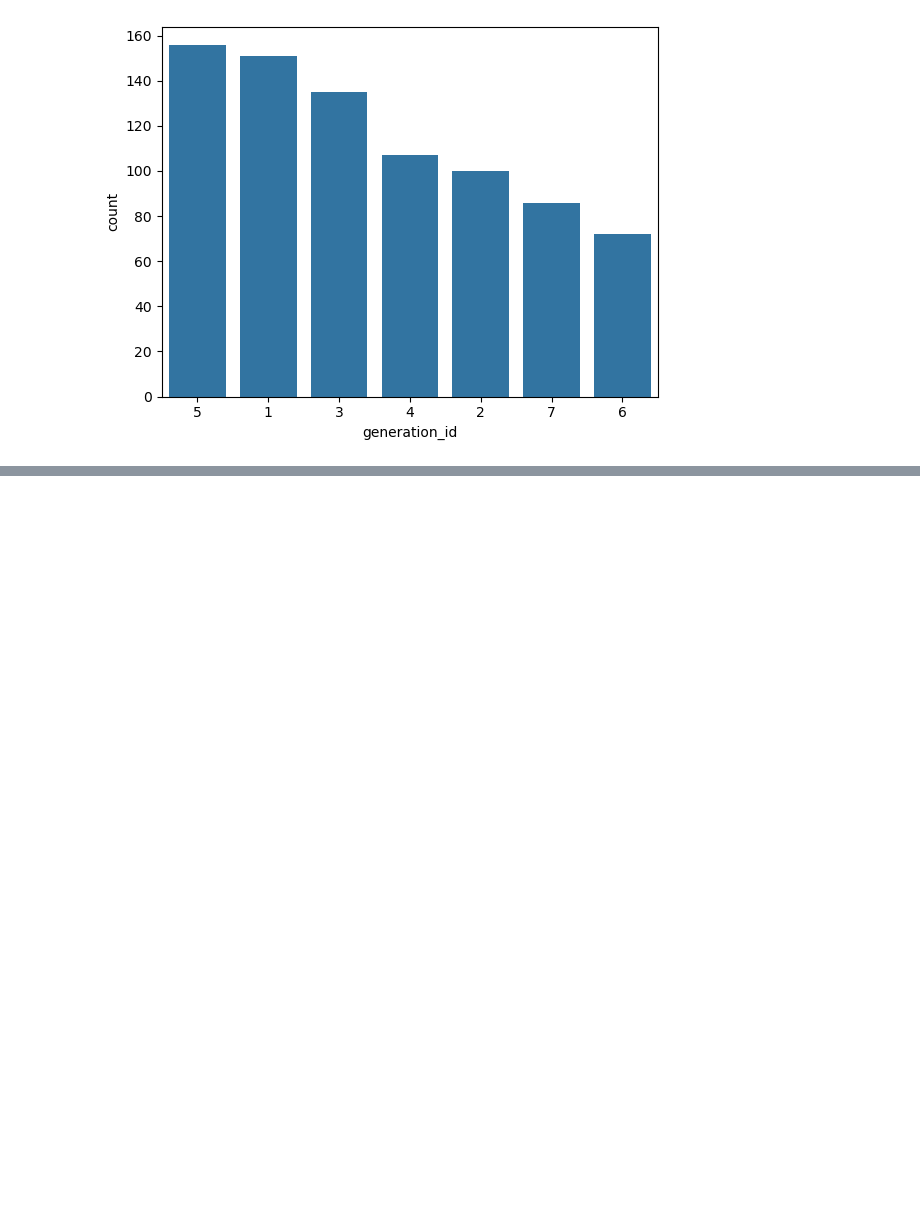
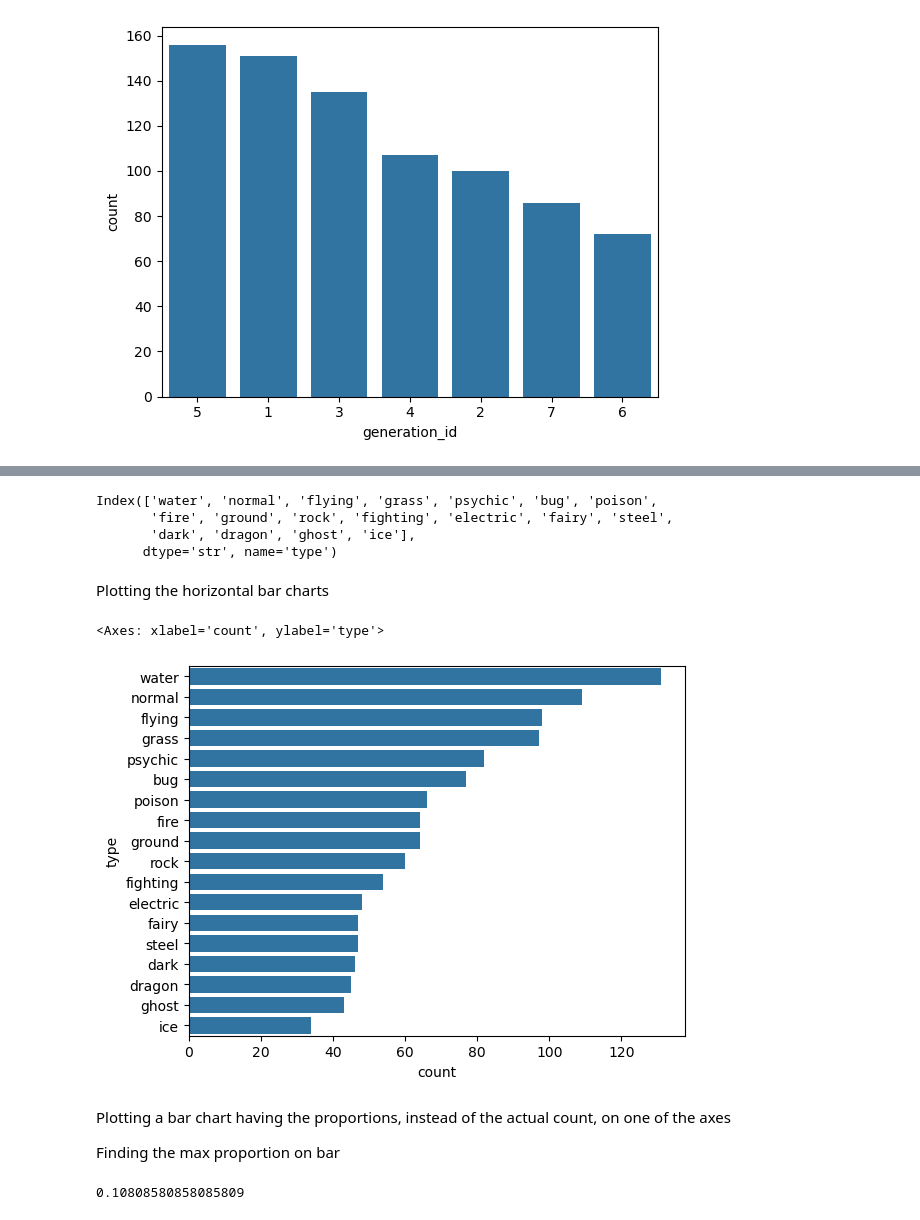
Before and after one commit to vinigalantine/study-python-ml, a Jupyter notebook: Learning-Matplotlib-Seaborn.ipynb, the cells around one changed output, grey strips where cells are left out. Saved outputs shown, nothing was run; the diff lists cells and outputs as text; code cells hidden in the pictures; blank space fills up the shorter version.

```diff
--- a/Learning-Matplotlib-Seaborn.ipynb
+++ b/Learning-Matplotlib-Seaborn.ipynb
@@ -80,0 +104,6 @@ plt.show()
+# %%
+pkmn_types = pokemon.melt(id_vars=['id', 'species'],
+                          value_vars=['type_1', 'type_2'],
+                          var_name='type_level',
+                          value_name='type')
+pkmn_types.head(10)
@@ -80,0 +124,3 @@ plt.show()
+# %%
+type_counts = pkmn_types['type'].value_counts()
+type_counts
@@ -80,0 +148,29 @@ plt.show()
+# %%
+type_order = type_counts.index
+type_order
+# %% [output]
+Index(['water', 'normal', 'flying', 'grass', 'psychic', 'bug', 'poison',
+       'fire', 'ground', 'rock', 'fighting', 'electric', 'fairy', 'steel',
+       'dark', 'dragon', 'ghost', 'ice'],
+      dtype='str', name='type')
+# %% [markdown]
+Plotting the horizontal bar charts
+# %%
+base_color = sb.color_palette()[0]
+sb.countplot(data=pkmn_types, y='type', color=base_color, order=type_order)
+# %% [output]
+<Axes: xlabel='count', ylabel='type'>
+[figure, added]
+# %% [markdown]
+Plotting a bar chart having the proportions, instead of the actual count, on one of the axes
+
+Finding the max proportion on bar
+# %%
+n_pokemon = pkmn_types['type'].value_counts().sum()
+
+max_type_count = type_counts.iloc[0]
+
+max_prop = max_type_count / n_pokemon
+print(max_prop)
+# %% [output]
+0.10808580858085809
```
Also changed, not shown: parts of 41 cells of this notebook, 3 other files.
